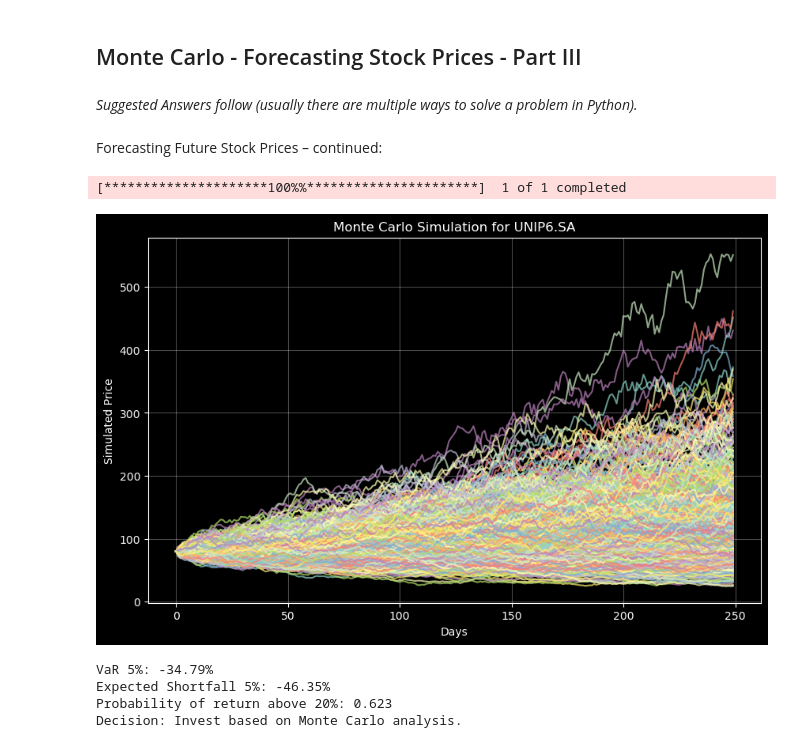
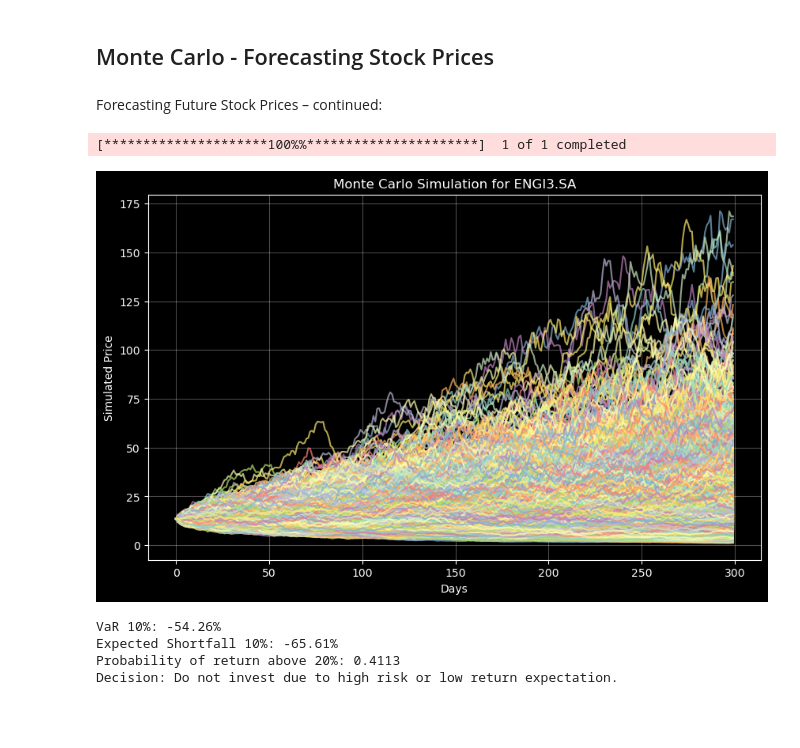
Before and after one commit to OtavioDaflonC/FinDash, a Jupyter notebook: src/notebooks/monte_carloandetc.ipynb, the cells around one changed output. Saved outputs shown, nothing was run; the diff lists cells and outputs as text; code cells hidden in the pictures; blank space fills up the shorter version.

```diff
--- a/src/notebooks/monte_carloandetc.ipynb
+++ b/src/notebooks/monte_carloandetc.ipynb
@@ -1,7 +1,5 @@
 # %% [markdown]
-## Monte Carlo - Forecasting Stock Prices - Part III
+## Monte Carlo - Forecasting Stock Prices
-# %% [markdown]
-*Suggested Answers follow (usually there are multiple ways to solve a problem in Python).*
 # %% [markdown]
 Forecasting Future Stock Prices – continued:
 # %%
@@ -17,7 +15,7 @@ import matplotlib.pyplot as plt
 plt.style.use('dark_background')
 
 
-ticker = 'UNIP6.SA'
+ticker = 'ENGI3.SA'
 start_date = "2015-01-01"
 end_date = "2023-01-01"
 
@@ -33,8 +31,8 @@ drift = u - (0.5 * var)  # Drift
 stdev = log_returns.std()  # Standard deviation of returns
 
 # =============================================================== Monte Carlo Simulation
-t_intervals = 250  # Simulation length (days)
-iterations = 1000
+t_intervals = 300  # Simulation length (days)
+iterations = 10000
 
 # Aligning dimensions
 daily_returns = np.exp(
@@ -94,40 +92,40 @@ plt.ylabel("Simulated Price", color='white')
 plt.grid(alpha=0.3)
 plt.show()
 
-# Value at Risk (VaR) for a 5% confidence level
-confidence_level = 0.05
+# Value at Risk (VaR) for a 10% confidence level
+confidence_level = 0.1
 var_5 = np.percentile(returns, confidence_level * 100)
 
 es_5 = returns[returns <= var_5].mean()
 
-print(f"VaR 5%: {var_5:.2f}%")  # Maximum expected loss
-print(f"Expected Shortfall 5%: {es_5:.2f}%")  # Average expected loss
+print(f"VaR 10%: {var_5:.2f}%")  # Maximum expected loss
+print(f"Expected Shortfall 10%: {es_5:.2f}%")  # Average expected loss
 
 # Decision based on the probability of return above threshold
 threshold = 20  # %
 prob_positive = (returns > threshold).mean()
 print(f"Probability of return above {threshold}%:", prob_positive)
 if prob_positive > 0.6:  # 60% chance of return above the limit
     print("Decision: Invest based on Monte Carlo analysis.")
 else:
     print("Decision: Do not invest due to high risk or low return expectation.")
 
 # Answer the question at each point: "What is the probability that the final return will be less than or equal to X%?"
 hist_df['Cumulative Probability'] = hist_df['Probability'].cumsum() / hist_df['Probability'].sum()
 
 fig = px.line(
     hist_df,
     x='Final Return (%)',
     y='Cumulative Probability',
     title="Cumulative Probability of Final Returns",
     labels={'Final Return (%)': 'Final Return (%)', 'Cumulative Probability': 'Cumulative Probability'},
     template="plotly_dark"
 )
 fig.show()
 # %% [output]
 [*********************100%%**********************]  1 of 1 completed
-[figure, old version]
+[figure, new version]
-VaR 5%: -34.79%
-Expected Shortfall 5%: -46.35%
-Probability of return above 20%: 0.623
-Decision: Invest based on Monte Carlo analysis.
+VaR 10%: -54.26%
+Expected Shortfall 10%: -65.61%
+Probability of return above 20%: 0.4113
+Decision: Do not invest due to high risk or low return expectation.
```
Also changed, not shown: parts of 2 cells of this notebook.
